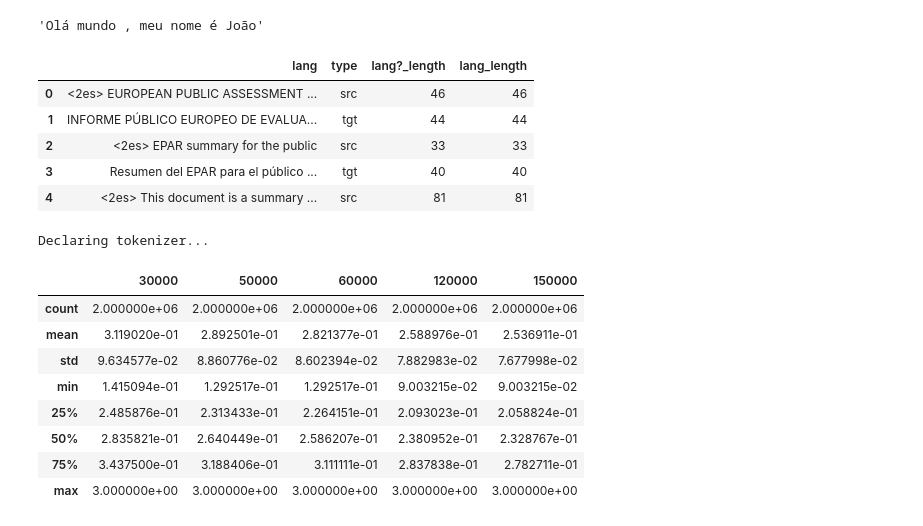
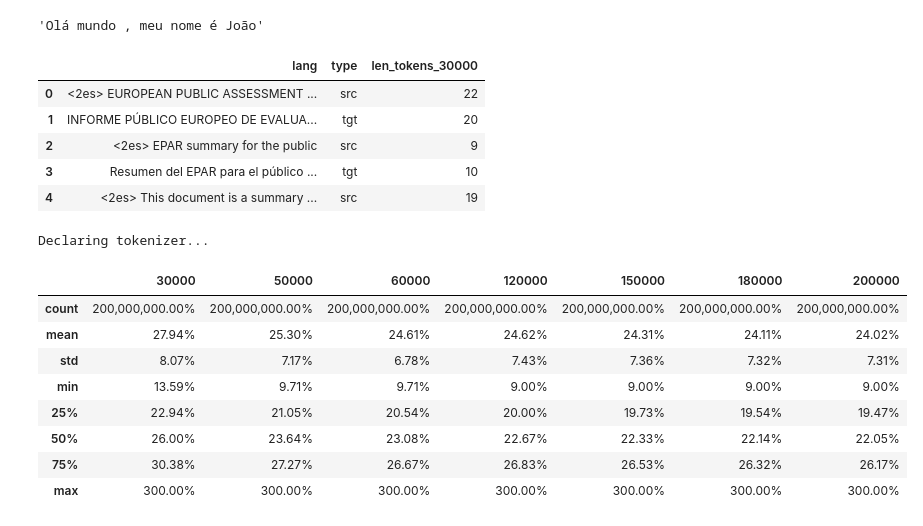
Before and after one commit to vicent-h/traducao-rede-neural, a Jupyter notebook: analisying-tokenizer-dataset-maior.ipynb, the cells around one changed output. Drawn from its saved outputs; the diff is of its cells as text; code cells hidden in the pictures.

```diff
--- a/analisying-tokenizer-dataset-maior.ipynb
+++ b/analisying-tokenizer-dataset-maior.ipynb
@@ -62,8 +62,12 @@ def load_train_indices(parquet_path, batch_size=1_000_000, target_sample_size=1_
 
             pbar.update(linhas_neste_lote)
 
-            indices = list(train_indices.values())
-            if len(np.concatenate(indices) >= target_sample_size):
+            total_train_indices = sum(
+                arr.size
+                for arrays in train_indices.values()
+                for arr in arrays
+            )
+            if total_train_indices >= target_sample_size:
                 break
 
     return train_indices
@@ -170,20 +174,21 @@ df_train['lang_length'] = df_train['lang'].str.len()
 # %%
 df_train.head()
 # %% [output]
-|  | lang | type | lang?_length | lang_length |
-| 0 | <2es> EUROPEAN PUBLIC ASSESSMENT ... | src | 46 | 46 |
-| 1 | INFORME PÚBLICO EUROPEO DE EVALUA... | tgt | 44 | 44 |
-| 2 | <2es> EPAR summary for the public | src | 33 | 33 |
-| 3 | Resumen del EPAR para el público ... | tgt | 40 | 40 |
-| 4 | <2es> This document is a summary ... | src | 81 | 81 |
+|  | lang | type | len_tokens_30000 |
+| 0 | <2es> EUROPEAN PUBLIC ASSESSMENT ... | src | 22 |
+| 1 | INFORME PÚBLICO EUROPEO DE EVALUA... | tgt | 20 |
+| 2 | <2es> EPAR summary for the public | src | 9 |
+| 3 | Resumen del EPAR para el público ... | tgt | 10 |
+| 4 | <2es> This document is a summary ... | src | 19 |
 # %%
-vocabs_sizes = [30_000, 50_000, 60_000, 120_000, 150_000]
+vocabs_sizes = [30_000, 50_000, 60_000, 120_000, 150_000, 180_000, 200_000]
 
 print('Declaring tokenizer...')
 for vocab_size in tqdm(vocabs_sizes):
     tokenizer = Tokenizer.from_file(f'artifacts/tokenizer_en_pt_es_{vocab_size}.json')
 
     df_train[f'len_tokens_{vocab_size}'] = df_train['lang'].apply(lambda x: len(tokenizer.encode(x).ids))
+    df_train['lang_length'] = df_train['lang'].str.len()
 
     df_train[f'compress_{vocab_size}'] = df_train.apply(lambda x: x[f'len_tokens_{vocab_size}'] / x['lang_length'], axis=1)
 # %% [output]
@@ -191,18 +196,18 @@ Declaring tokenizer...
 # %%
 columns_compress = [x for x in df_train.columns if 'compress' in x]
 rename_columns = {x: x.replace('compress_', '') for x in columns_compress}
-df_stats = df_train[columns_compress].rename(columns=rename_columns).describe()
+df_stats = df_train[columns_compress].rename(columns=rename_columns).describe().style.format("{:,.2%}")
 df_stats
 # %% [output]
-|  | 30000 | 50000 | 60000 | 120000 | 150000 |
-| count | 2.000000e+06 | 2.000000e+06 | 2.000000e+06 | 2.000000e+06 | 2.000000e+06 |
-| mean | 3.119020e-01 | 2.892501e-01 | 2.821377e-01 | 2.588976e-01 | 2.536911e-01 |
-| std | 9.634577e-02 | 8.860776e-02 | 8.602394e-02 | 7.882983e-02 | 7.677998e-02 |
-| min | 1.415094e-01 | 1.292517e-01 | 1.292517e-01 | 9.003215e-02 | 9.003215e-02 |
-| 25% | 2.485876e-01 | 2.313433e-01 | 2.264151e-01 | 2.093023e-01 | 2.058824e-01 |
-| 50% | 2.835821e-01 | 2.640449e-01 | 2.586207e-01 | 2.380952e-01 | 2.328767e-01 |
-| 75% | 3.437500e-01 | 3.188406e-01 | 3.111111e-01 | 2.837838e-01 | 2.782711e-01 |
-| max | 3.000000e+00 | 3.000000e+00 | 3.000000e+00 | 3.000000e+00 | 3.000000e+00 |
+|  | 30000 | 50000 | 60000 | 120000 | 150000 | 180000 | 200000 |
+| count | 200,000,000.00% | 200,000,000.00% | 200,000,000.00% | 200,000,000.00% | 200,000,000.00% | 200,000,000.00% | 200,000,000.00% |
+| mean | 27.94% | 25.30% | 24.61% | 24.62% | 24.31% | 24.11% | 24.02% |
+| std | 8.07% | 7.17% | 6.78% | 7.43% | 7.36% | 7.32% | 7.31% |
+| min | 13.59% | 9.71% | 9.71% | 9.00% | 9.00% | 9.00% | 9.00% |
+| 25% | 22.94% | 21.05% | 20.54% | 20.00% | 19.73% | 19.54% | 19.47% |
+| 50% | 26.00% | 23.64% | 23.08% | 22.67% | 22.33% | 22.14% | 22.05% |
+| 75% | 30.38% | 27.27% | 26.67% | 26.83% | 26.53% | 26.32% | 26.17% |
+| max | 300.00% | 300.00% | 300.00% | 300.00% | 300.00% | 300.00% | 300.00% |
 # %%
 df_stats.T['mean'].plot.line(marker='o')
 plt.xticks(rotation=90)
```
Also changed, not shown: parts of 3 cells of this notebook, 14 other files.
